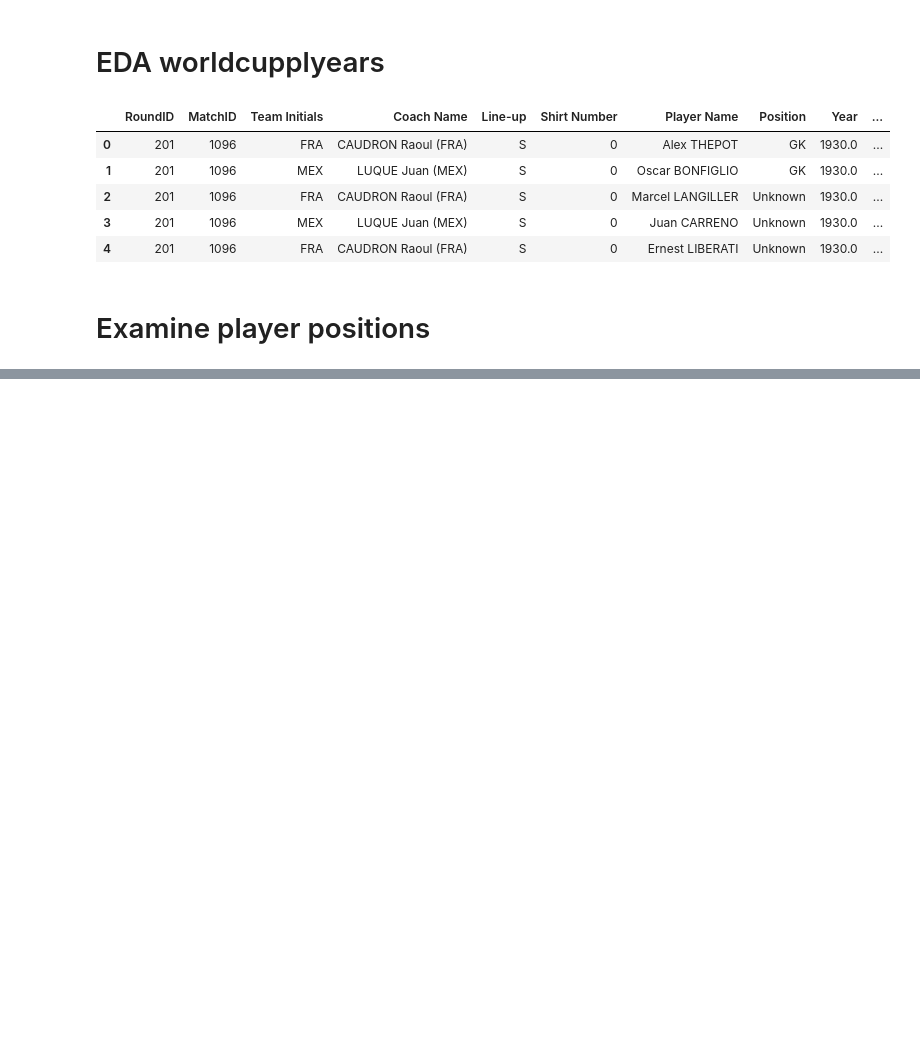
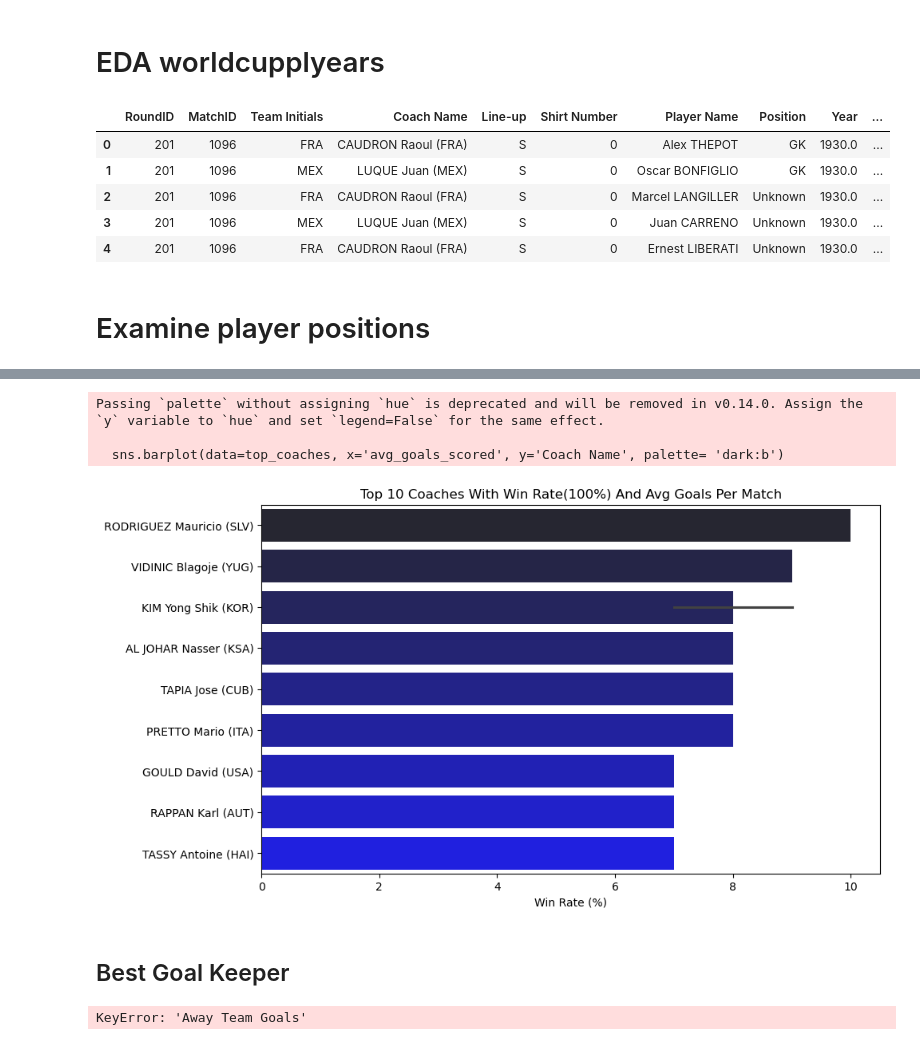
Before and after one commit to UsmanAhamed12/Data-Analyst-Intern-Project, a Jupyter notebook: FIFA WORLD CUP ANALYSIS PROJECT/NoteBooks/EDA_worldcupplayers.ipynb, the cells around one changed output, grey strips where cells are left out. Saved outputs shown, nothing was run; the diff lists cells and outputs as text; code cells hidden in the pictures; blank space fills up the shorter version.

```diff
--- a/FIFA WORLD CUP ANALYSIS PROJECT/NoteBooks/EDA_worldcupplayers.ipynb
+++ b/FIFA WORLD CUP ANALYSIS PROJECT/NoteBooks/EDA_worldcupplayers.ipynb
@@ -30,0 +67,48 @@ position_counts.columns = ['position', 'count']
+# %%
+# Home team data
+home_data = df[['Coach Name', 'Home Team Name', 'Home Team Goals', 'Away Team Goals', 'home_team_win', 'draw', 'Year']].copy()
+home_data['team'] = home_data['Home Team Name']
+home_data['goals_scored'] = home_data['Home Team Goals']
+home_data['goals_conceded'] = home_data['Away Team Goals']
+home_data['win'] = home_data['home_team_win']
+
+# Away team data
+away_data = df[['Coach Name', 'Away Team Name', 'Away Team Goals', 'Home Team Goals', 'away_team_win', 'draw', 'Year']].copy()
+away_data['team'] = away_data['Away Team Name']
+away_data['goals_scored'] = away_data['Away Team Goals']
+away_data['goals_conceded'] = away_data['Home Team Goals']
+away_data['win'] = away_data['away_team_win']
+
+# Combine both dataframes
+team_performance = pd.concat([home_data, away_data])
+# %%
+# Aggregate performance metrics for each coach
+coach_performance = team_performance.groupby(['Coach Name', 'team']).agg(
+    win_rate=('win', 'mean'),  # Percentage of wins
+    avg_goals_scored=('goals_scored', 'mean'),
+    avg_goals_conceded=('goals_conceded', 'mean'),
+    total_matches=('win', 'count')
+).reset_index()
+coach_performance['avg_goals_scored'] = coach_performance['avg_goals_scored'].astype(int)
+# Convert win rate to percentage
+coach_performance['win_rate'] = coach_performance['win_rate'] * 100
+# %%
+coach_performance = coach_performance[coach_performance['total_matches'] > 5]  # Example threshold
+# %%
+coach_performance = coach_performance[coach_performance['win_rate'] == 100].sort_values(by = 'avg_goals_scored', ascending= False).head(10)
+# %%
+top_coaches = coach_performance.sort_values(by='win_rate', ascending=False).head(10)
+
+plt.figure(figsize=(10, 6))
+sns.barplot(data=top_coaches, x='avg_goals_scored', y='Coach Name', palette= 'dark:b')
+plt.title('Top 10 Coaches With Win Rate(100%) And Avg Goals Per Match')
+plt.xlabel('Win Rate (%)')
+plt.ylabel('')
+plt.show()
+# %% [output]
+Passing `palette` without assigning `hue` is deprecated and will be removed in v0.14.0. Assign the `y` variable to `hue` and set `legend=False` for the same effect.
+
+  sns.barplot(data=top_coaches, x='avg_goals_scored', y='Coach Name', palette= 'dark:b')
+[figure, added]
+# %% [markdown]
+## Best Goal Keeper
@@ -30,0 +119,23 @@ position_counts.columns = ['position', 'count']
+# %%
+# Goals conceded by goalkeepers playing as the home team
+home_goalkeepers = goalkeepers.merge(df[['MatchID', 'Home Team Goals', 'Away Team Goals', 'Home Team Initials']],
+                                     left_on=['MatchID', 'Team Initials'],
+                                     right_on=['MatchID', 'Home Team Initials'],
+                                     how='inner')
+
+home_goalkeepers['goals_conceded'] = home_goalkeepers['Away Team Goals']
+#home_goalkeepers.rename({'Away Team Goals': 'goals_conceded'})
+
+# Goals conceded by goalkeepers playing as the away team
+away_goalkeepers = goalkeepers.merge(df[['MatchID', 'Home Team Goals', 'Away Team Goals', 'Away Team Initials']],
+                                     left_on=['MatchID', 'Team Initials'],
+                                     right_on=['MatchID', 'Away Team Initials'],
+                                     how='inner')
+#away_goalkeepers['goals_conceded'] = away_goalkeepers['Home Team Goals']
+away_goalkeepers.rename({'Home Team Goals': 'goals_conceded'})
+
+# Combine home and away goalkeepers data
+all_goalkeepers = pd.concat([home_goalkeepers, away_goalkeepers])
+all_goalkeepers
+# %% [output]
+KeyError: 'Away Team Goals'
```
Also changed, not shown: parts of 8 cells of this notebook, 1 other file.
